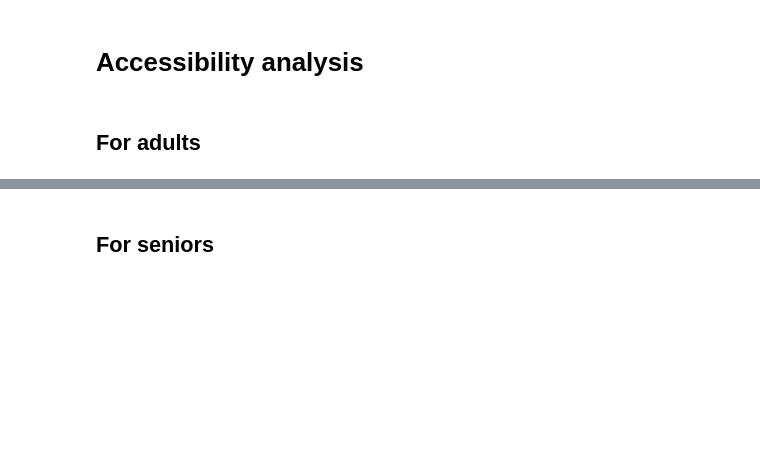
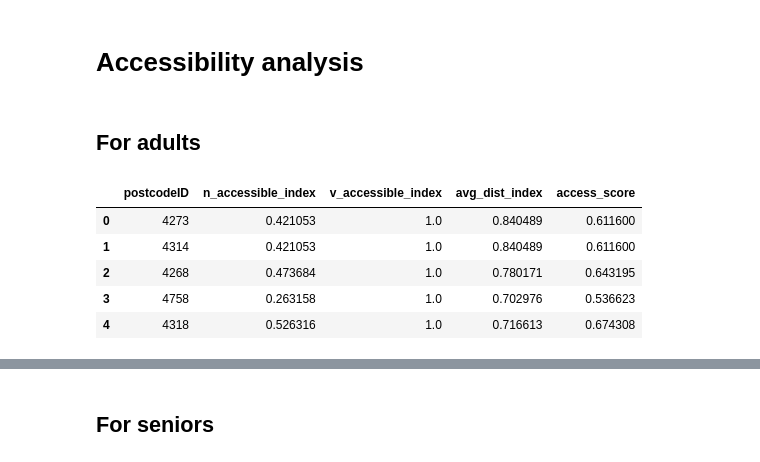
Before and after one commit to cpeiret/2022_gisruk, a Jupyter notebook: notebooks/demo.ipynb, the cells around one changed output, grey strips where cells are left out. Drawn from its saved outputs; the diff is of its cells as text; code cells hidden in the pictures; blank space fills up the shorter version.

```diff
--- a/notebooks/demo.ipynb
+++ b/notebooks/demo.ipynb
@@ -242,6 +252,15 @@ index['access_score'] = ((index['n_accessible_index'] * index['v_accessible_inde
 
 # add accessibility index info to postcodes
 postcodes_access_adults = pd.merge(postcodes, index)
+# %%
+index.head()
+# %% [output]
+|  | postcodeID | n_accessible_index | v_accessible_index | avg_dist_index | access_score |
+| 0 | 4273 | 0.421053 | 1.0 | 0.840489 | 0.611600 |
+| 1 | 4314 | 0.421053 | 1.0 | 0.840489 | 0.611600 |
+| 2 | 4268 | 0.473684 | 1.0 | 0.780171 | 0.643195 |
+| 3 | 4758 | 0.263158 | 1.0 | 0.702976 | 0.536623 |
+| 4 | 4318 | 0.526316 | 1.0 | 0.716613 | 0.674308 |
 # %%
 # generate static map
 fig, ax1 = plt.subplots(figsize=(12,12))
```
Also changed, not shown: parts of 4 cells of this notebook, 3 other files.
